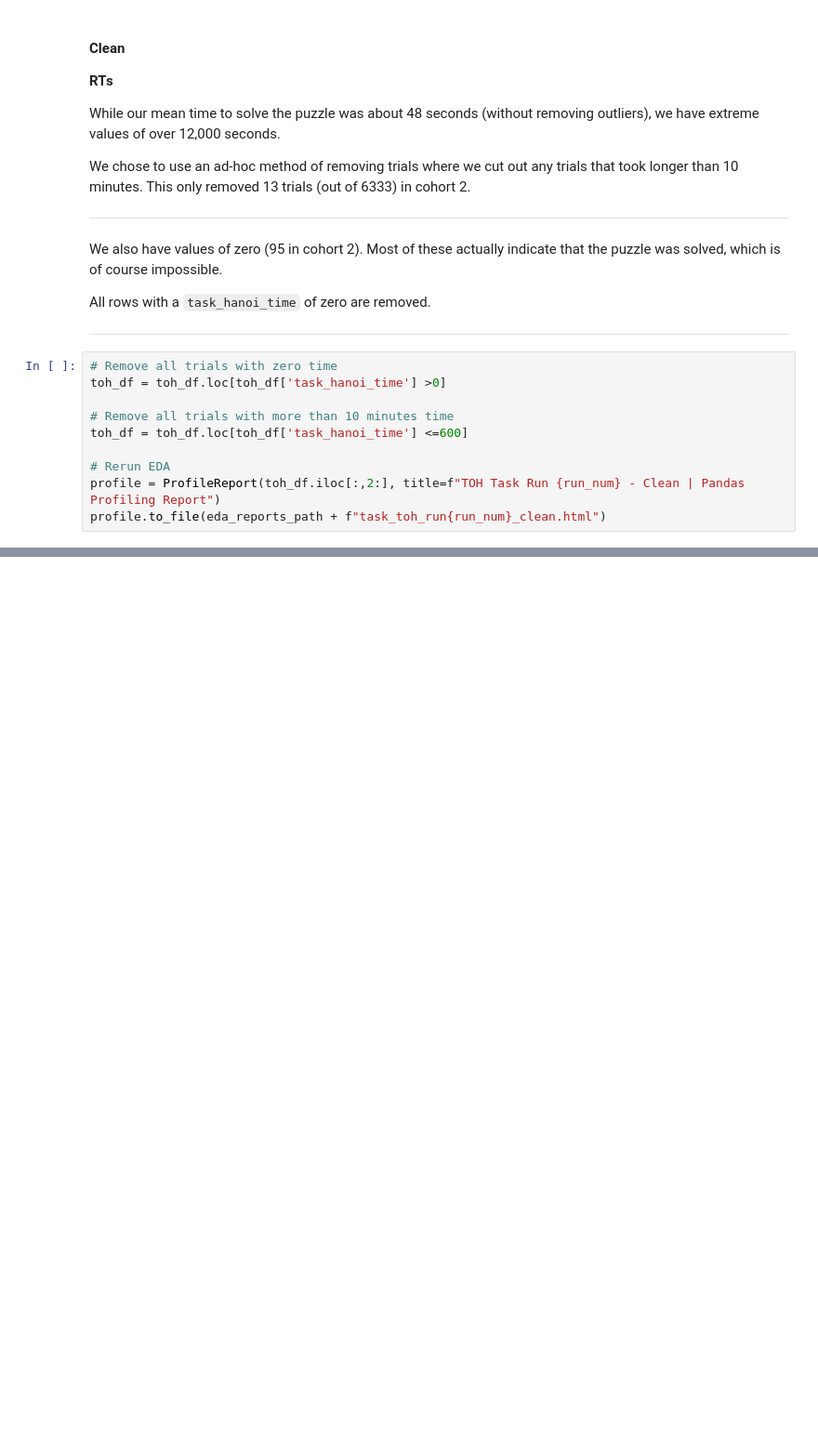
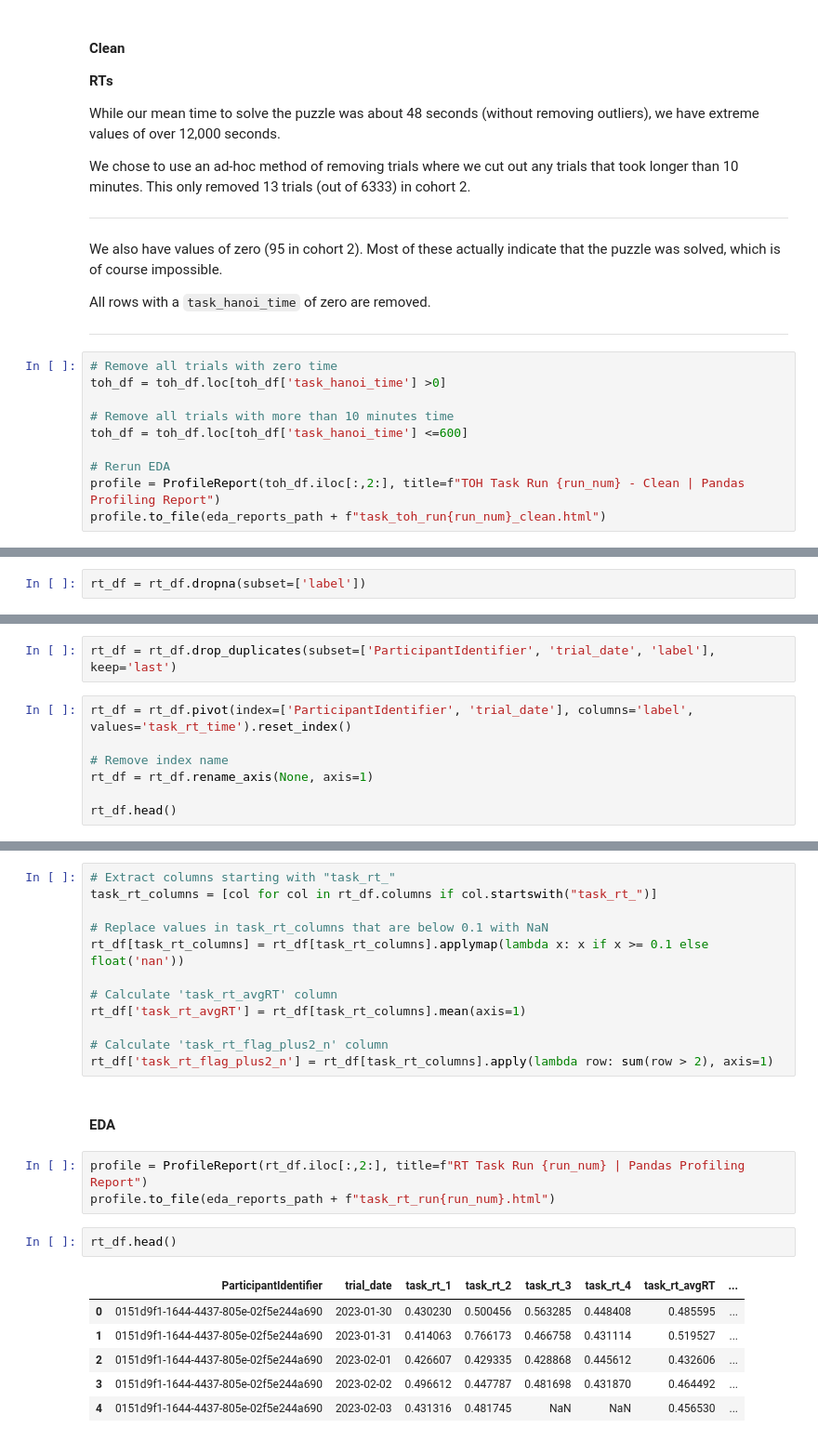
Before and after one commit to danieljwilson/3_3_experience_sampling, a Jupyter notebook: 3_3_3_data_analysis/01_data munge/01_1_process_data.ipynb, the cells around one changed output, grey strips where cells are left out. Shown at 93% size. Drawn from its saved outputs; the diff is of its cells as text; blank space fills up the shorter version.

```diff
--- a/3_3_3_data_analysis/01_data munge/01_1_process_data.ipynb
+++ b/3_3_3_data_analysis/01_data munge/01_1_process_data.ipynb
@@ -2951,0 +3086,2 @@ profile.to_file(eda_reports_path + f"task_toh_run{run_num}_clean.html")
+# %%
+rt_df = rt_df.dropna(subset=['label'])
@@ -2951,0 +3092,9 @@ profile.to_file(eda_reports_path + f"task_toh_run{run_num}_clean.html")
+# %%
+rt_df = rt_df.drop_duplicates(subset=['ParticipantIdentifier', 'trial_date', 'label'], keep='last')
+# %%
+rt_df = rt_df.pivot(index=['ParticipantIdentifier', 'trial_date'], columns='label', values='task_rt_time').reset_index()
+
+# Remove index name
+rt_df = rt_df.rename_axis(None, axis=1)
+
+rt_df.head()
@@ -2951,0 +3108,26 @@ profile.to_file(eda_reports_path + f"task_toh_run{run_num}_clean.html")
+# %%
+# Extract columns starting with "task_rt_"
+task_rt_columns = [col for col in rt_df.columns if col.startswith("task_rt_")]
+
+# Replace values in task_rt_columns that are below 0.1 with NaN
+rt_df[task_rt_columns] = rt_df[task_rt_columns].applymap(lambda x: x if x >= 0.1 else float('nan'))
+
+# Calculate 'task_rt_avgRT' column
+rt_df['task_rt_avgRT'] = rt_df[task_rt_columns].mean(axis=1)
+
+# Calculate 'task_rt_flag_plus2_n' column
+rt_df['task_rt_flag_plus2_n'] = rt_df[task_rt_columns].apply(lambda row: sum(row > 2), axis=1)
+# %% [markdown]
+#### EDA
+# %%
+profile = ProfileReport(rt_df.iloc[:,2:], title=f"RT Task Run {run_num} | Pandas Profiling Report")
+profile.to_file(eda_reports_path + f"task_rt_run{run_num}.html")
+# %%
+rt_df.head()
+# %% [output]
+|  | ParticipantIdentifier | trial_date | task_rt_1 | task_rt_2 | task_rt_3 | task_rt_4 | task_rt_avgRT | ... |
+| 0 | 0151d9f1-1644-4437-805e-02f5e244a690 | 2023-01-30 | 0.430230 | 0.500456 | 0.563285 | 0.448408 | 0.485595 | ... |
+| 1 | 0151d9f1-1644-4437-805e-02f5e244a690 | 2023-01-31 | 0.414063 | 0.766173 | 0.466758 | 0.431114 | 0.519527 | ... |
+| 2 | 0151d9f1-1644-4437-805e-02f5e244a690 | 2023-02-01 | 0.426607 | 0.429335 | 0.428868 | 0.445612 | 0.432606 | ... |
+| 3 | 0151d9f1-1644-4437-805e-02f5e244a690 | 2023-02-02 | 0.496612 | 0.447787 | 0.481698 | 0.431870 | 0.464492 | ... |
+| 4 | 0151d9f1-1644-4437-805e-02f5e244a690 | 2023-02-03 | 0.431316 | 0.481745 | NaN | NaN | 0.456530 | ... |
```
Also changed, not shown: parts of 31 cells of this notebook.
